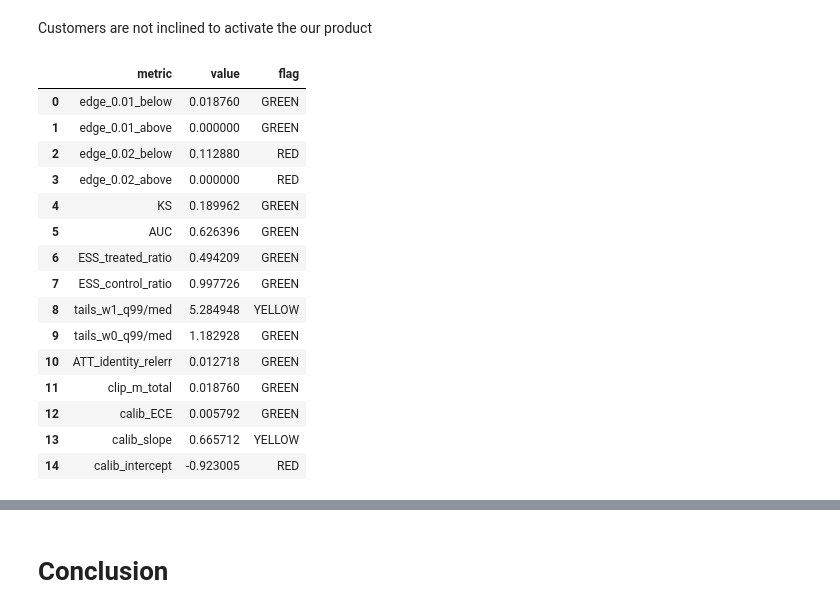
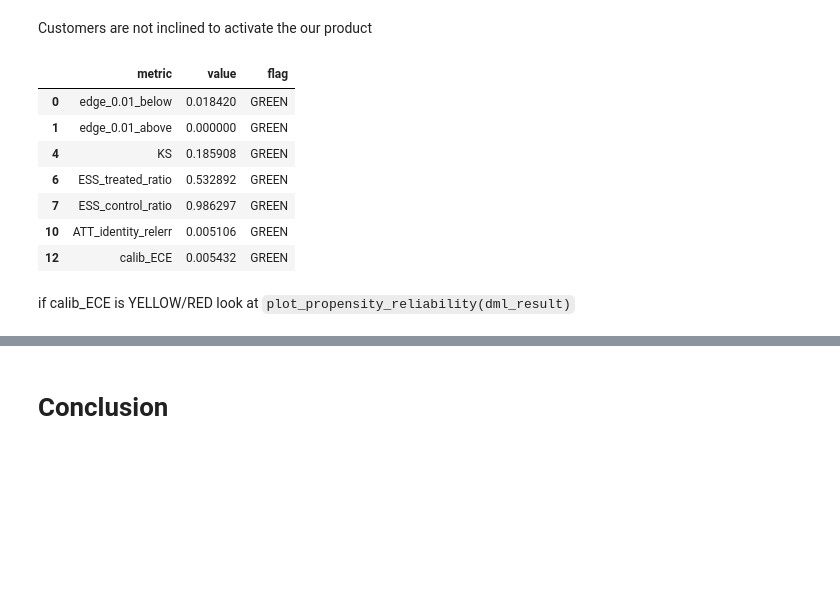
Before and after one commit to IoannMartynov/Causalis, a Jupyter notebook: notebooks/scenarios/uncofoundedness.ipynb, the cells around one changed output, grey strips where cells are left out. Saved outputs shown, nothing was run; the diff lists cells and outputs as text; code cells hidden in the pictures; blank space fills up the shorter version.

```diff
--- a/notebooks/scenarios/uncofoundedness.ipynb
+++ b/notebooks/scenarios/uncofoundedness.ipynb
@@ -300,24 +295,27 @@ Customers are not inclined to activate the our product
 # %%
 from causalis.scenarios.unconfoundedness.refutation import run_overlap_diagnostics
 rep = run_overlap_diagnostics(causaldata, dml_result)
-rep["summary"]
+core = rep["summary"][rep["summary"]["metric"].isin([
+    "edge_0.01_below",
+    "edge_0.01_above",
+    "KS",
+    "ESS_treated_ratio",
+    "ESS_control_ratio",
+    "calib_ECE",
+    "ATT_identity_relerr"
+])]
+core
 # %% [output]
 |  | metric | value | flag |
-| 0 | edge_0.01_below | 0.018760 | GREEN |
+| 0 | edge_0.01_below | 0.018420 | GREEN |
 | 1 | edge_0.01_above | 0.000000 | GREEN |
-| 2 | edge_0.02_below | 0.112880 | RED |
-| 3 | edge_0.02_above | 0.000000 | RED |
-| 4 | KS | 0.189962 | GREEN |
-| 5 | AUC | 0.626396 | GREEN |
-| 6 | ESS_treated_ratio | 0.494209 | GREEN |
-| 7 | ESS_control_ratio | 0.997726 | GREEN |
-| 8 | tails_w1_q99/med | 5.284948 | YELLOW |
-| 9 | tails_w0_q99/med | 1.182928 | GREEN |
-| 10 | ATT_identity_relerr | 0.012718 | GREEN |
-| 11 | clip_m_total | 0.018760 | GREEN |
-| 12 | calib_ECE | 0.005792 | GREEN |
-| 13 | calib_slope | 0.665712 | YELLOW |
-| 14 | calib_intercept | -0.923005 | RED |
+| 4 | KS | 0.185908 | GREEN |
+| 6 | ESS_treated_ratio | 0.532892 | GREEN |
+| 7 | ESS_control_ratio | 0.986297 | GREEN |
+| 10 | ATT_identity_relerr | 0.005106 | GREEN |
+| 12 | calib_ECE | 0.005432 | GREEN |
+# %% [markdown]
+if calib_ECE is YELLOW/RED look at `plot_propensity_reliability(dml_result)`
 # %%
 from causalis.scenarios.unconfoundedness.refutation import plot_propensity_reliability
 plot_propensity_reliability(dml_result)
```
Also changed, not shown: parts of 11 cells of this notebook, 30 other files.
